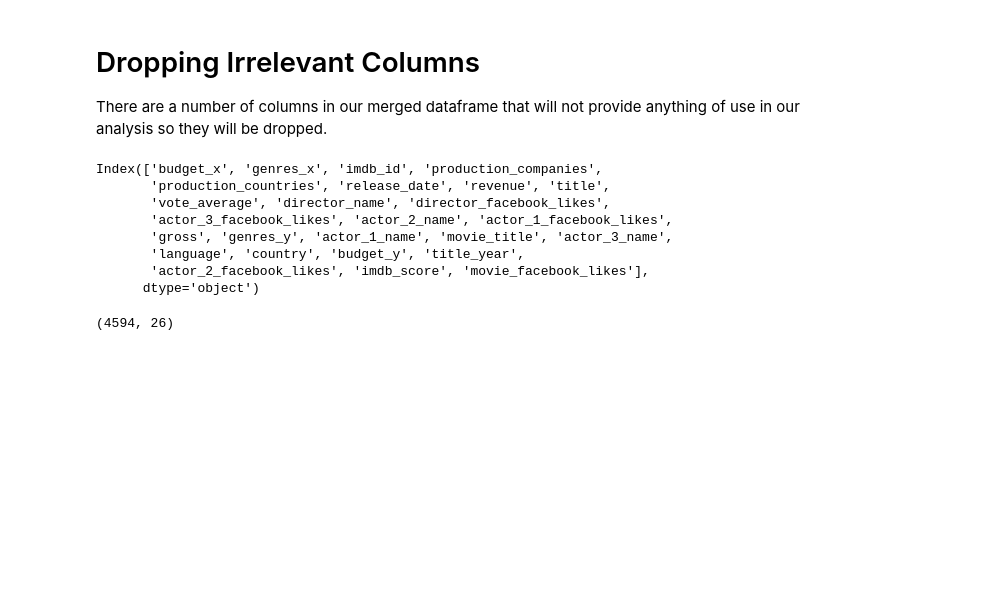
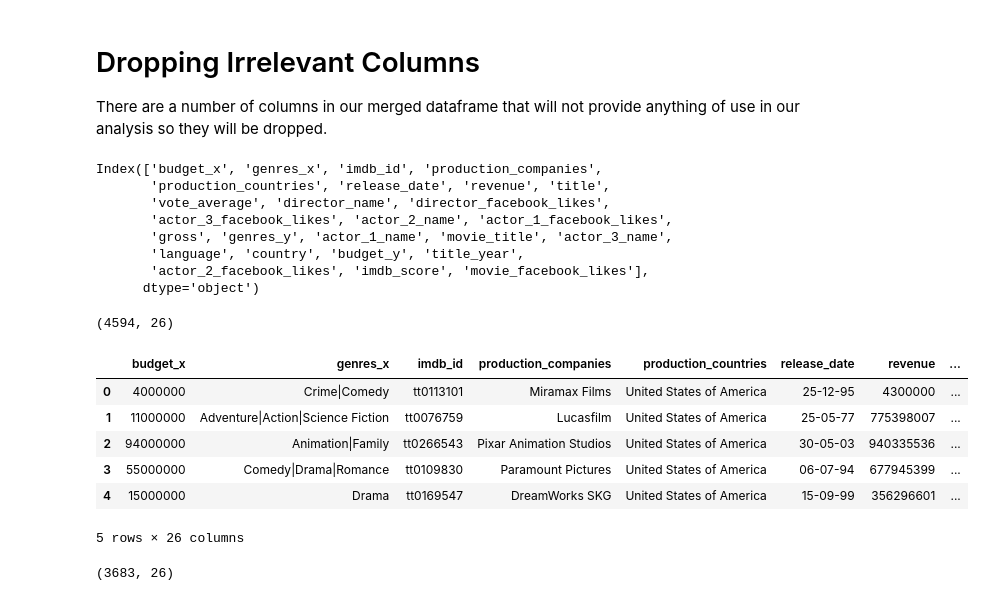
Before and after one commit to arianaroz/data-science-project-2019, a Jupyter notebook: project_working.ipynb, the cells around one changed output. Drawn from its saved outputs; the diff is of its cells as text; code cells hidden in the pictures; blank space fills up the shorter version.

```diff
--- a/project_working.ipynb
+++ b/project_working.ipynb
@@ -170,3 +170,20 @@ Index(['budget_x', 'genres_x', 'imdb_id', 'production_companies',
 new_df.shape
 # %% [output]
 (4594, 26)
+# %%
+new_df.head()
+# %% [output]
+|  | budget_x | genres_x | imdb_id | production_companies | production_countries | release_date | revenue | ... |
+| 0 | 4000000 | Crime|Comedy | tt0113101 | Miramax Films | United States of America | 25-12-95 | 4300000 | ... |
+| 1 | 11000000 | Adventure|Action|Science Fiction | tt0076759 | Lucasfilm | United States of America | 25-05-77 | 775398007 | ... |
+| 2 | 94000000 | Animation|Family | tt0266543 | Pixar Animation Studios | United States of America | 30-05-03 | 940335536 | ... |
+| 3 | 55000000 | Comedy|Drama|Romance | tt0109830 | Paramount Pictures | United States of America | 06-07-94 | 677945399 | ... |
+| 4 | 15000000 | Drama | tt0169547 | DreamWorks SKG | United States of America | 15-09-99 | 356296601 | ... |
+5 rows × 26 columns
+# %%
+#Dropping any rows that had missing/NaN data in order for us to be able to change the data types
+clean_df = new_df.dropna()
+
+clean_df.shape
+# %% [output]
+(3683, 26)
```
Also changed, not shown: parts of 5 cells of this notebook.
